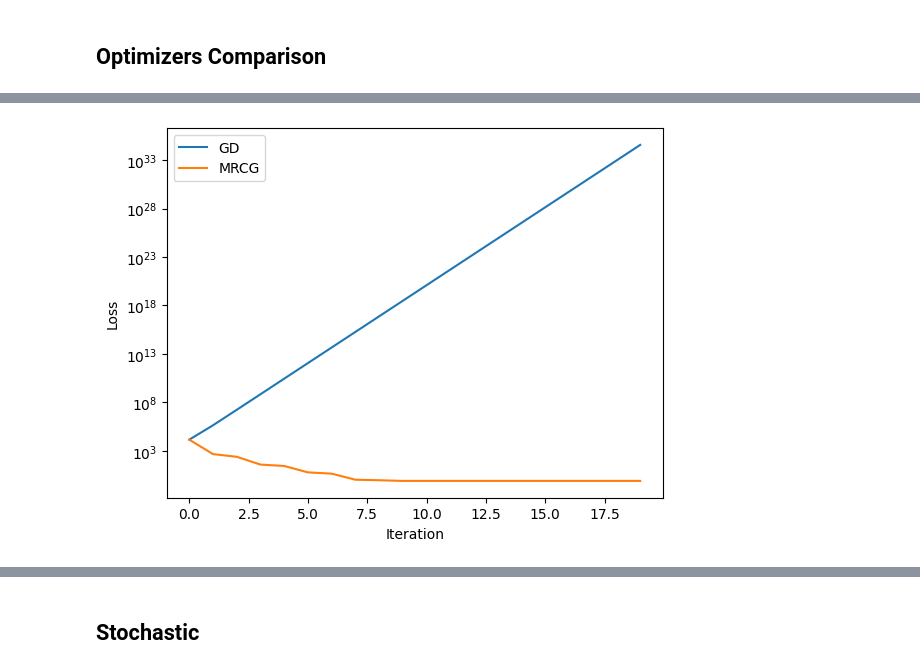
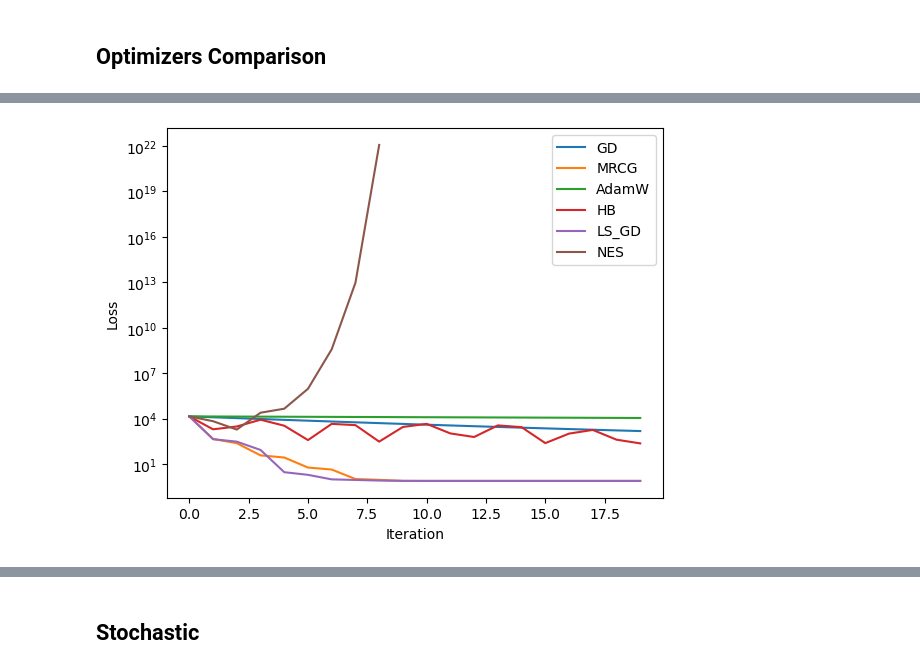
Before and after one commit to MatyaAydin/CS-439-miniproject, a Jupyter notebook: src/jax_opti.ipynb, the cells around one changed output, grey strips where cells are left out. Saved outputs shown, nothing was run; the diff lists cells and outputs as text; code cells hidden in the pictures.

```diff
--- a/src/jax_opti.ipynb
+++ b/src/jax_opti.ipynb
@@ -64,7 +71,7 @@ def plot_alg_comparison(ro, initial_params, max_iters=20):
         SGDState(
             initial_params,
             loss_at_params,
-            0.05,
+            0.0005,
             key,
         ),
         sgd_step,
@@ -78,8 +85,60 @@ def plot_alg_comparison(ro, initial_params, max_iters=20):
         mrcg_step,
         verbose=True
     )
+
+    adamw_losses = iterate_alg(                   # NEW
+            max_iters,
+            adamw_init(                                # NEW – helper builds the state
+                initial_params,
+                loss_at_params,
+                0.05,                        # typical LR for AdamW
+                key,
+            ),
+            adamw_step,                                # NEW
+            verbose=True
+        )
+
+    hb_losses = iterate_alg(                   # NEW
+        max_iters,
+        hb_init(                                # NEW – helper builds the state
+            initial_params,
+            loss_at_params,
+            0.005,                        # typical LR for AdamW
+            key,
+        ),
+        hb_step,                                # NEW
+        verbose=True
+    )
+
+    ls_losses = iterate_alg(                   # NEW
+        max_iters,
+        ls_init(                                # NEW – helper builds the state
+            initial_params,
+            loss_at_params,
+            key,
+        ),
+        ls_step,                                # NEW
+        verbose=True
+    )
+
+    nes_losses = iterate_alg(                   # NEW
+        max_iters,
+        nes_init(                                # NEW – helper builds the state
+            initial_params,
+            loss_at_params,
+            0.001,                        # typical LR for AdamW
+            key,
+        ),
+        nes_step,                                # NEW
+        verbose=True
+    )
+
     plt.plot(sgd_losses, label='GD')
     plt.plot(mrcg_losses, label='MRCG')
+    plt.plot(adamw_losses, label='AdamW')
+    plt.plot(hb_losses, label='HB')
+    plt.plot(ls_losses, label='LS_GD')
+    plt.plot(nes_losses, label='NES')
     plt.legend()
     plt.xlabel('Iteration')
     plt.ylabel('Loss')
@@ -107,4 +166,4 @@ Iteration 19: Loss = 0.7967702746391296 Params = [0.06334259 0.11442874]
-[figure, old version]
+[figure, new version]
 # %%
 plot_alg_comparison(beale_loss, jnp.array([12, 8.1]), max_iters=20)
 # %% [output]
```
Also changed, not shown: parts of 12 cells of this notebook, 7 other files.
